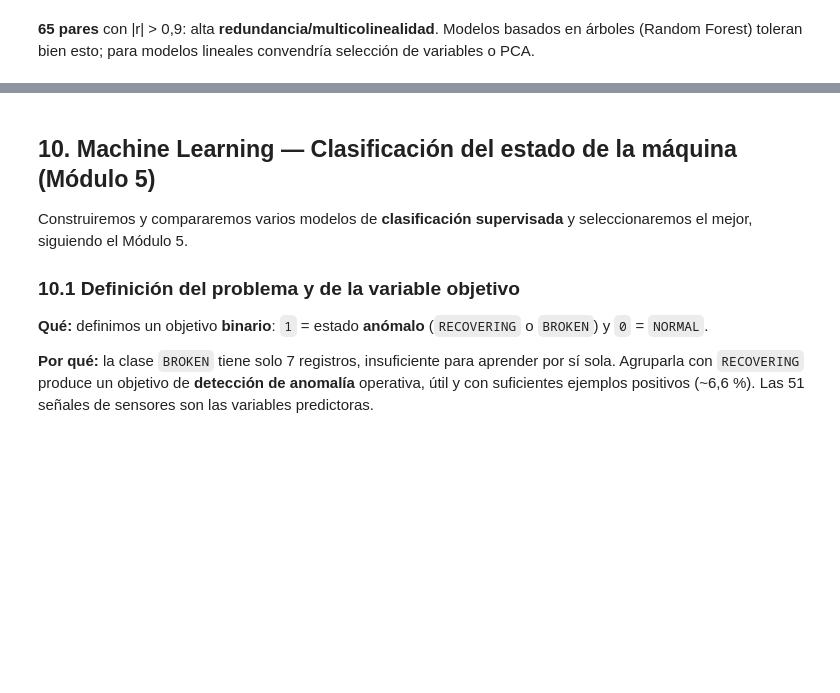
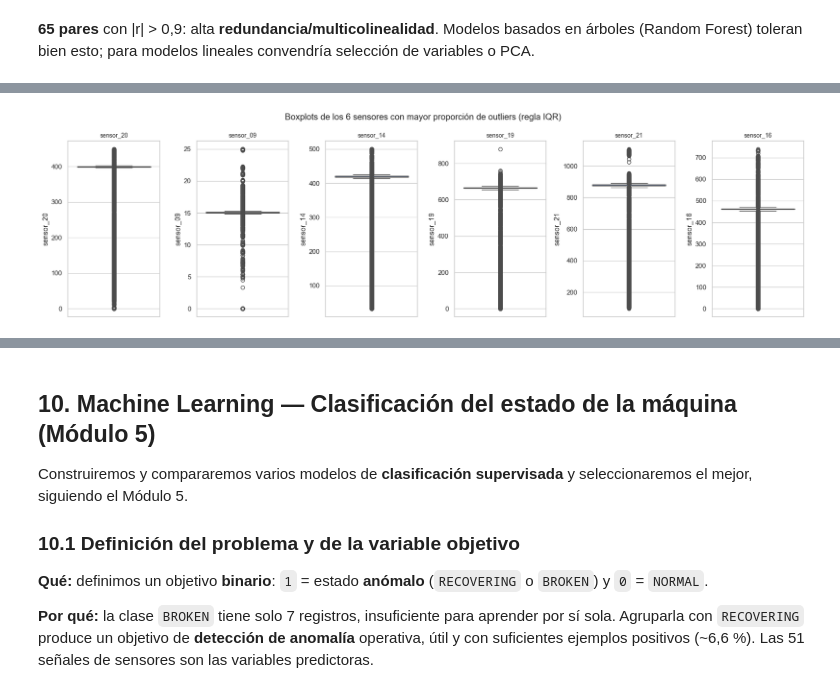
Before and after one commit to nvargas0530/pump_sensor, a Jupyter notebook: notebooks/EDA_ML_sensor_pump.ipynb, the cells around one changed output, grey strips where cells are left out. Saved outputs shown, nothing was run; the diff lists cells and outputs as text; code cells hidden in the pictures; blank space fills up the shorter version.

```diff
--- a/notebooks/EDA_ML_sensor_pump.ipynb
+++ b/notebooks/EDA_ML_sensor_pump.ipynb
@@ -515,0 +674,16 @@ selección de variables o PCA.
+# %%
+sensores = df_clean.select_dtypes(include="number").columns.tolist()
+
+filas = []
+for s in sensores:
+    q1, q3 = df_clean[s].quantile(.25), df_clean[s].quantile(.75)
+    iqr = q3 - q1
+    li, ls = q1 - 1.5*iqr, q3 + 1.5*iqr
+    n_out = int(((df_clean[s] < li) | (df_clean[s] > ls)).sum())
+    filas.append({"sensor": s, "IQR": round(iqr, 3), "n_outliers": n_out,
+                  "pct_outliers": round(n_out/len(df_clean)*100, 2)})
+
+tabla_outliers = pd.DataFrame(filas).sort_values("pct_outliers", ascending=False)
+print("Top 10 sensores con más outliers (regla IQR 1.5x):")
+print(tabla_outliers.head(10).to_string(index=False))
+print(f"\nSensores con más de 5% de outliers: {(tabla_outliers['pct_outliers']>5).sum()} de {len(sensores)}")
@@ -515,0 +705,10 @@ selección de variables o PCA.
+# %%
+top6 = tabla_outliers.head(6)["sensor"].tolist()
+fig, axes = plt.subplots(1, 6, figsize=(18, 5))
+for ax, s in zip(axes, top6):
+    sns.boxplot(y=df_clean[s], ax=ax, color="#4C72B0")
+    ax.set_title(s, fontsize=10)
+plt.suptitle("Boxplots de los 6 sensores con mayor proporción de outliers (regla IQR)")
+plt.tight_layout(); plt.show()
+# %% [output]
+[figure, added]
```
Also changed, not shown: parts of 46 cells of this notebook, 2 other files.
